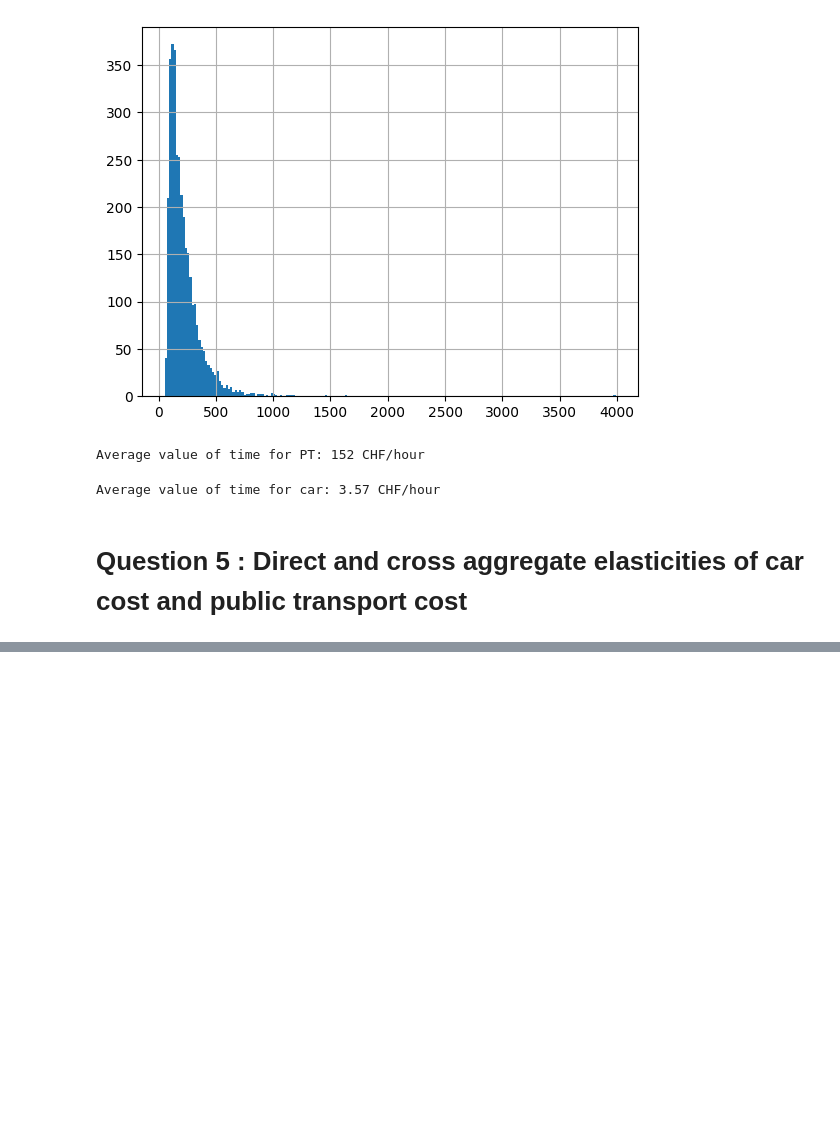
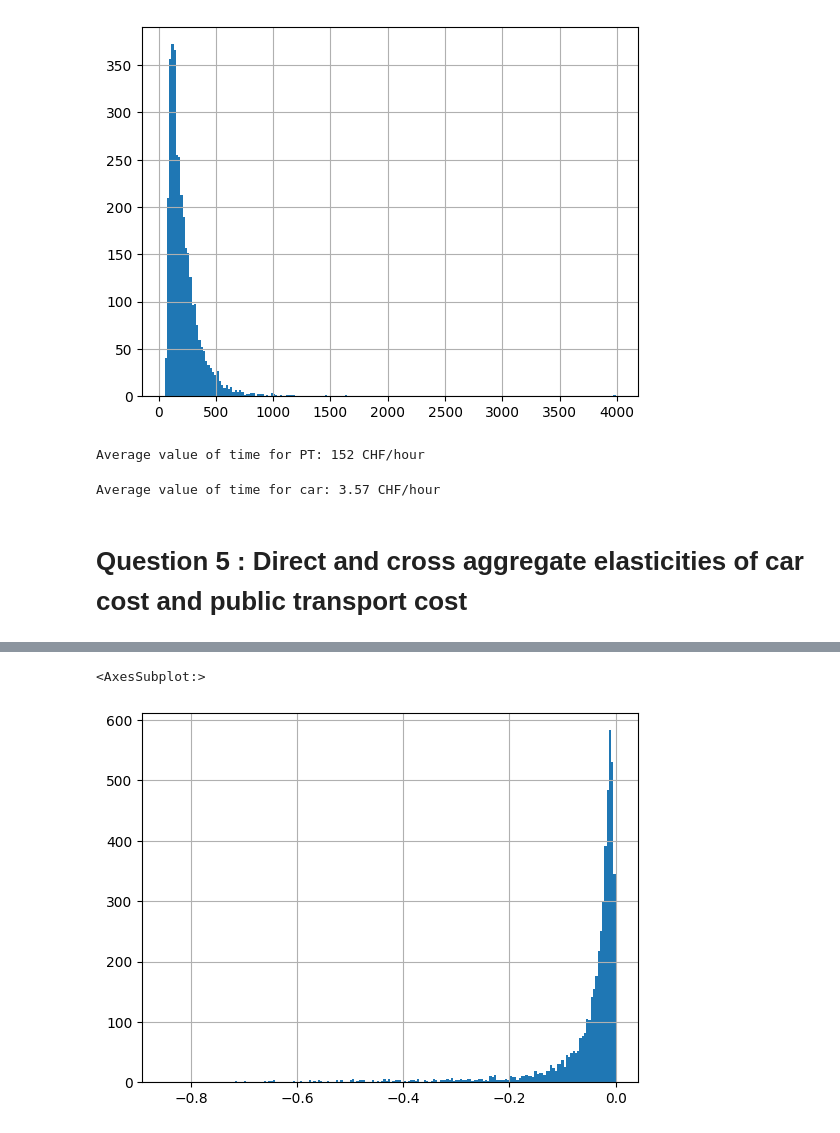
Before and after one commit to DunodMax/MMOB, a Jupyter notebook: main.ipynb, the cells around one changed output, grey strips where cells are left out. Saved outputs shown, nothing was run; the diff lists cells and outputs as text; code cells hidden in the pictures; blank space fills up the shorter version.

Commit message:
plot histogram

```diff
--- a/main.ipynb
+++ b/main.ipynb
@@ -1230,0 +1224,5 @@ agg_cross_elas_Ppt_Ddrive -0.1595442722099464
+# %%
+simulated_values_elast['numerator_Ppt_Ddrive'].hist(bins=200)
+# %% [output]
+<AxesSubplot:>
+[figure, added]
```
Also changed, not shown: parts of 30 cells of this notebook.
